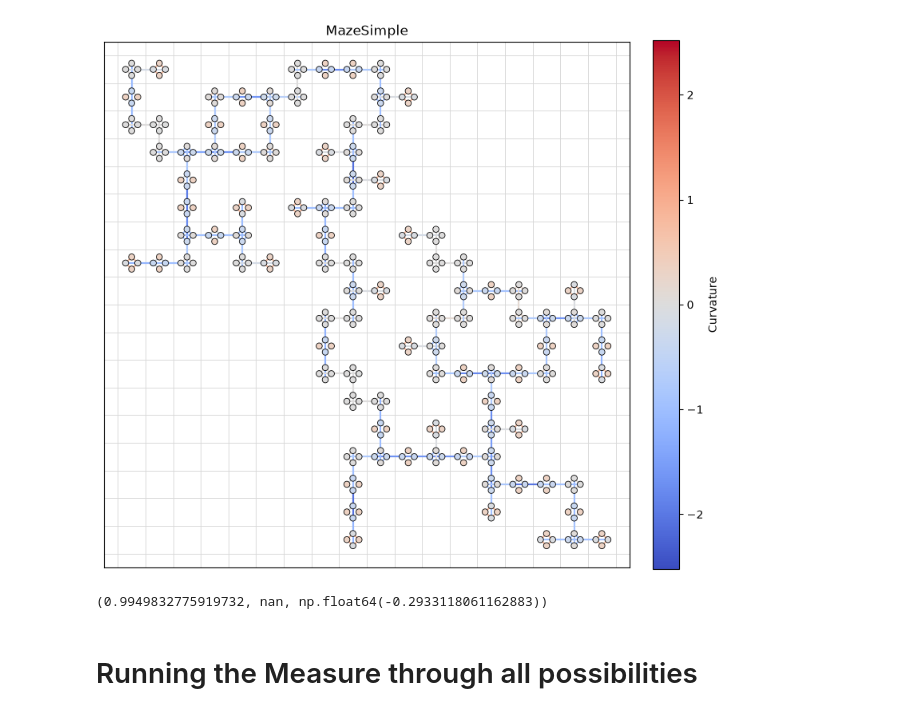
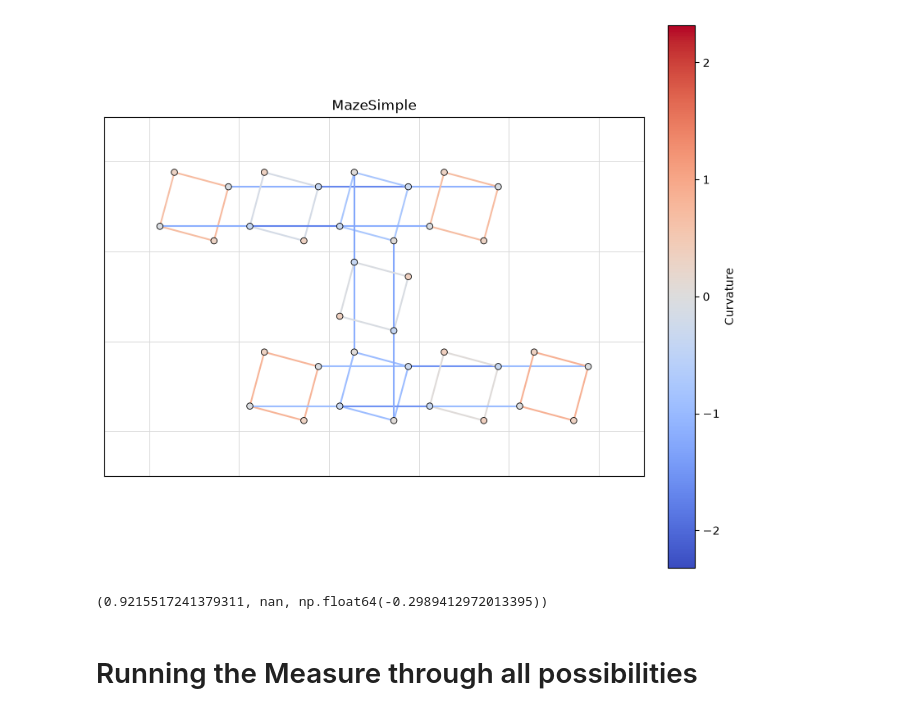
Before and after one commit to Telomania/GeoMemPelle, a Jupyter notebook: pelle/environments/testing_ground.ipynb, the cells around one changed output. Drawn from its saved outputs; the diff is of its cells as text; code cells hidden in the pictures.

```diff
--- a/pelle/environments/testing_ground.ipynb
+++ b/pelle/environments/testing_ground.ipynb
@@ -24,10 +24,10 @@ env = gym.make("MiniGrid-WFC-MazeSimple-v0",size=20)#,render_mode='human')
 obs, info = env.reset()
 #env.render()
 # %%
-setup_env("MiniGrid-WFC-MazeSimple-v0",edge_length=20,visualise=True)
+setup_env("MiniGrid-WFC-MazeSimple-v0",edge_length=10,visualise=True)
 # %% [output]
-[figure, old version]
+[figure, new version]
-(0.9949832775919732, nan, np.float64(-0.2933118061162883))
+(0.9215517241379311, nan, np.float64(-0.2989412972013395))
 # %% [markdown]
 # Running the Measure through all possibilities
 # %%
```
Also changed, not shown: parts of 4 cells of this notebook, 1 other file.
